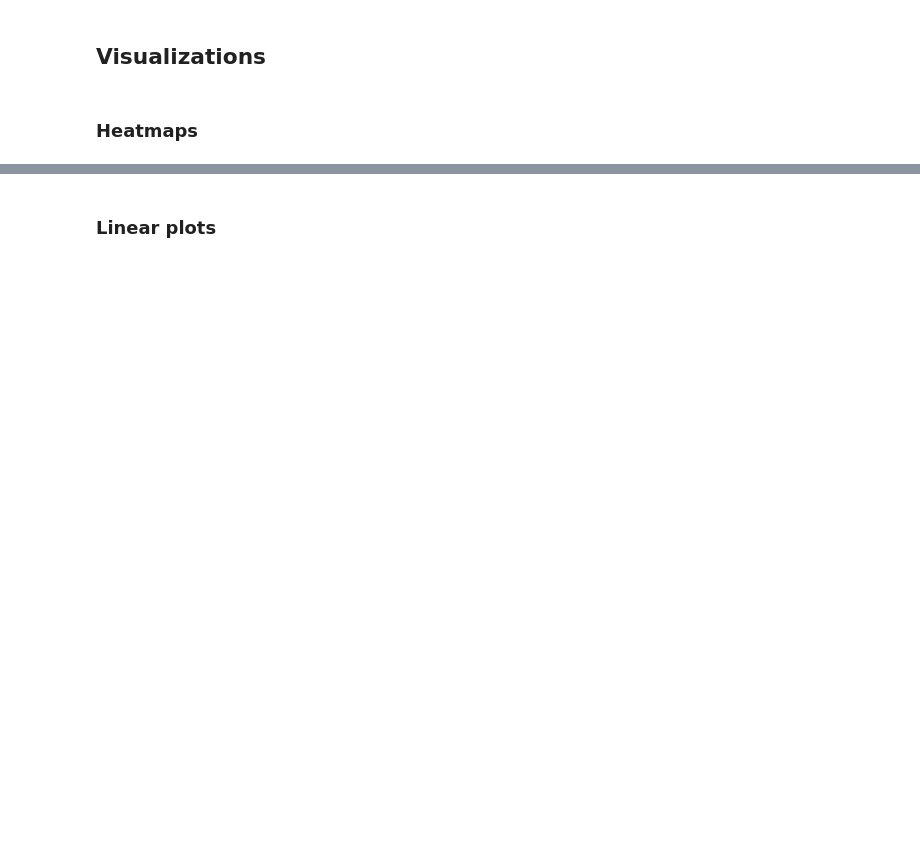
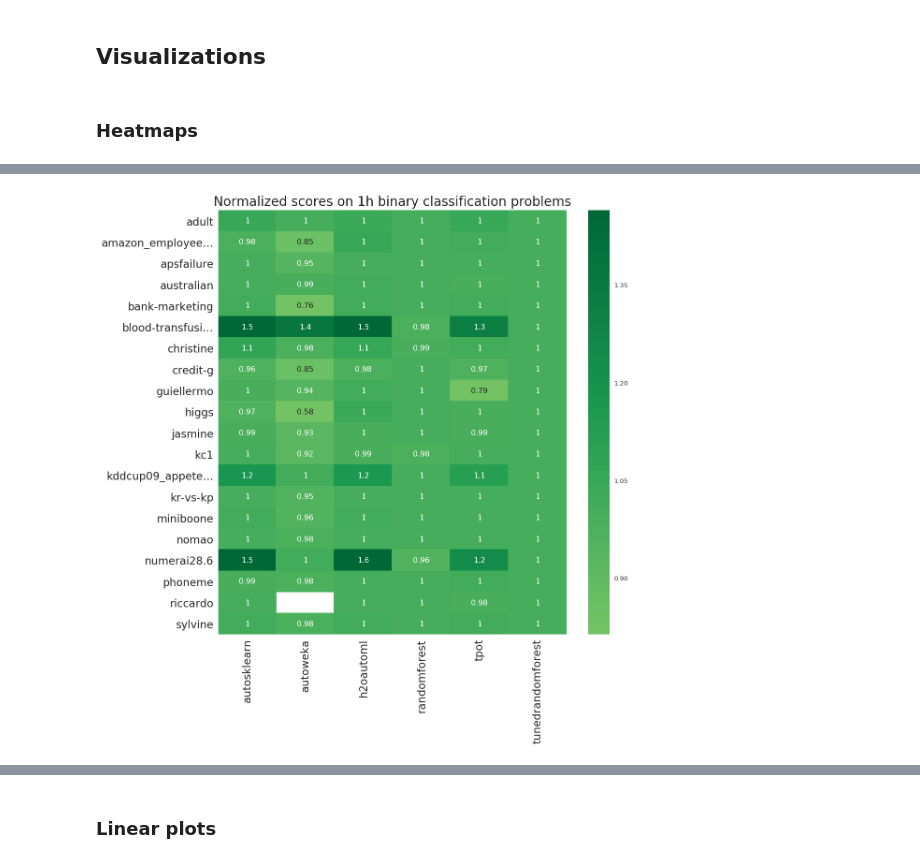
Before and after one commit to openml/automlbenchmark, a Jupyter notebook: reports/reports.ipynb, the cells around one changed output, grey strips where cells are left out. Cells and saved outputs as stored; diff of their text form; code cells hidden in the pictures; blank space fills up the shorter version.

```diff
--- a/reports/reports.ipynb
+++ b/reports/reports.ipynb
@@ -477,10 +804,13 @@ draw_score_heatmap('imp_score',
 # %%
 draw_score_heatmap('norm_score',
                    results=heatmap_results,
                    type_filter='binary',
+                   y_sort_by=tasks_sort_by,
                    title=f"Normalized scores on {results_group} binary classification problems",
                    filename="binary_norm_score_heat.png",
                    center=0);
+# %% [output]
+[figure, added]
 # %%
 draw_score_heatmap('norm_score',
                    results=heatmap_results,
```
Also changed, not shown: parts of 49 cells of this notebook.
